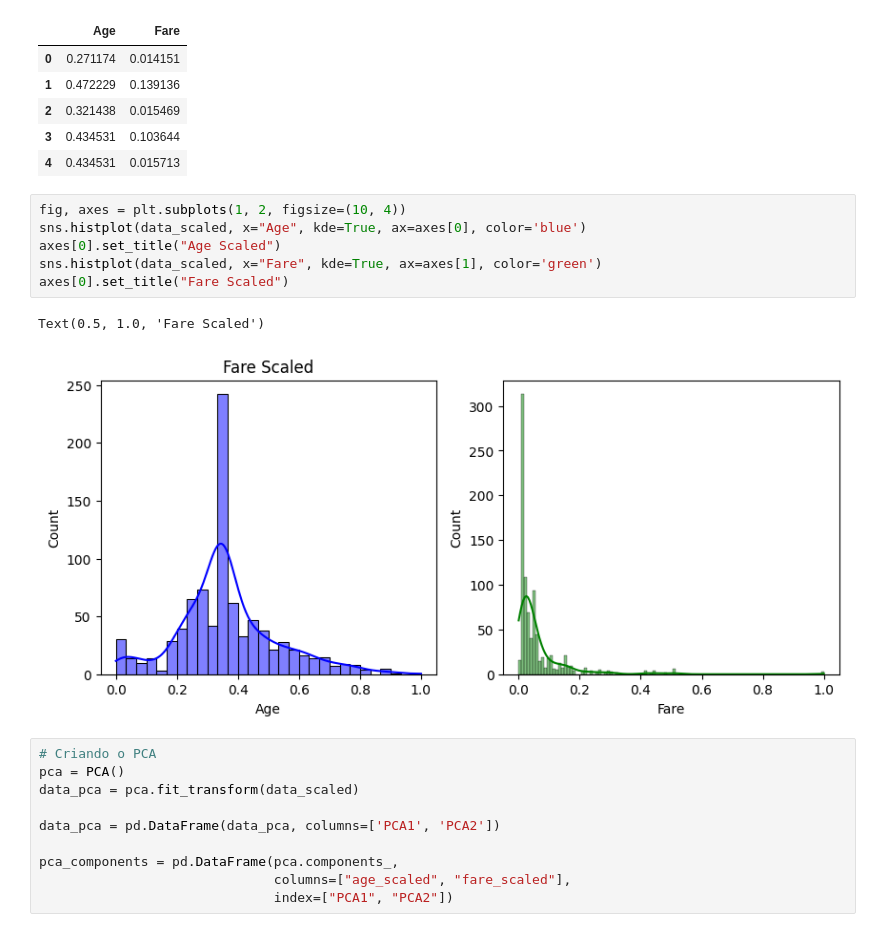
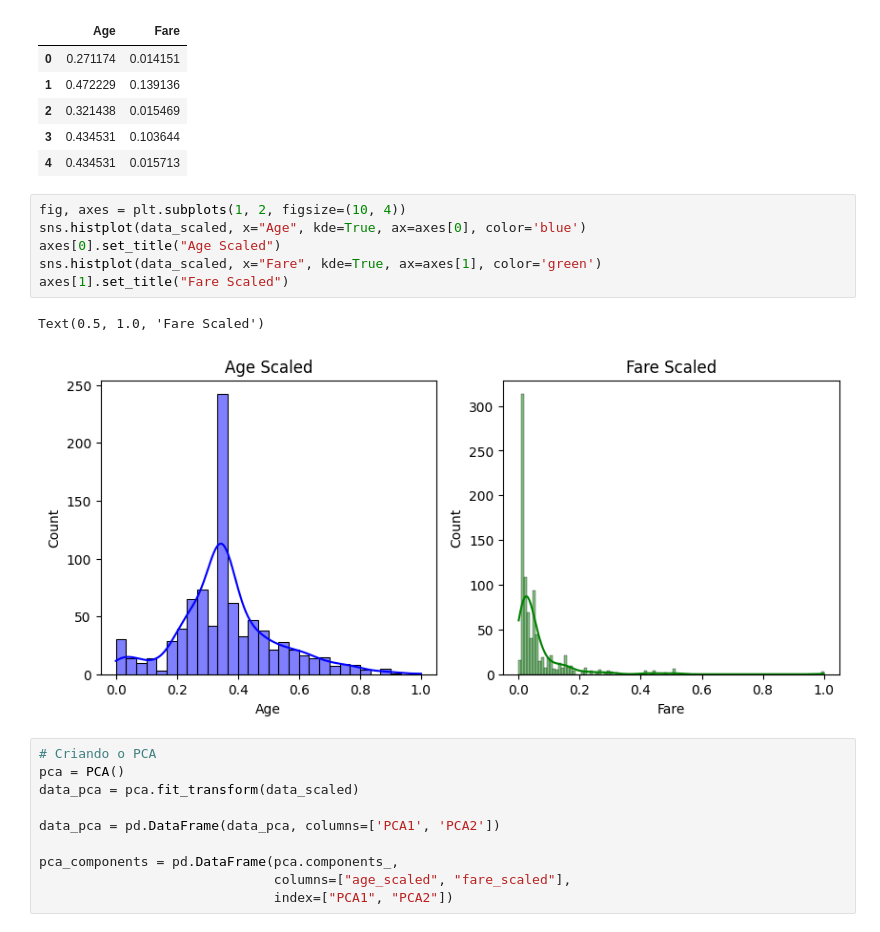
Before and after one commit to nias-ufv/NIAS-IA-treinamento-2024-2, a Jupyter notebook: Aprendizado/Titanic-Survival-Prediction-v5.ipynb, the cells around one changed output. Saved outputs shown, nothing was run; the diff lists cells and outputs as text.

```diff
--- a/Aprendizado/Titanic-Survival-Prediction-v5.ipynb
+++ b/Aprendizado/Titanic-Survival-Prediction-v5.ipynb
@@ -376,12 +387,12 @@ data_scaled.head()
 # %%
 fig, axes = plt.subplots(1, 2, figsize=(10, 4))
 sns.histplot(data_scaled, x="Age", kde=True, ax=axes[0], color='blue')
 axes[0].set_title("Age Scaled")
 sns.histplot(data_scaled, x="Fare", kde=True, ax=axes[1], color='green')
-axes[0].set_title("Fare Scaled")
+axes[1].set_title("Fare Scaled")
 # %% [output]
 Text(0.5, 1.0, 'Fare Scaled')
-[figure, old version]
+[figure, new version]
 # %%
 # Criando o PCA
 pca = PCA()
```
Also changed, not shown: parts of 3 cells of this notebook, 4 other files.
